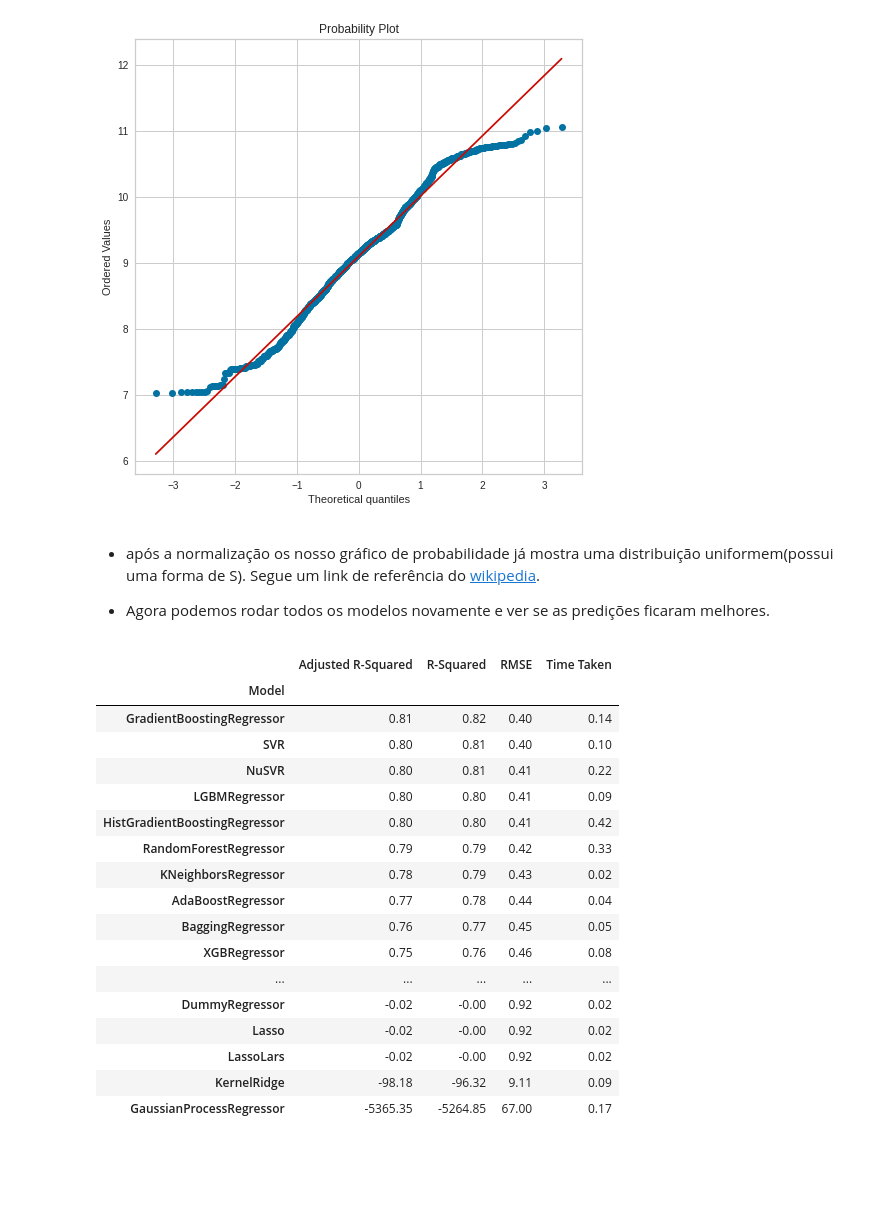
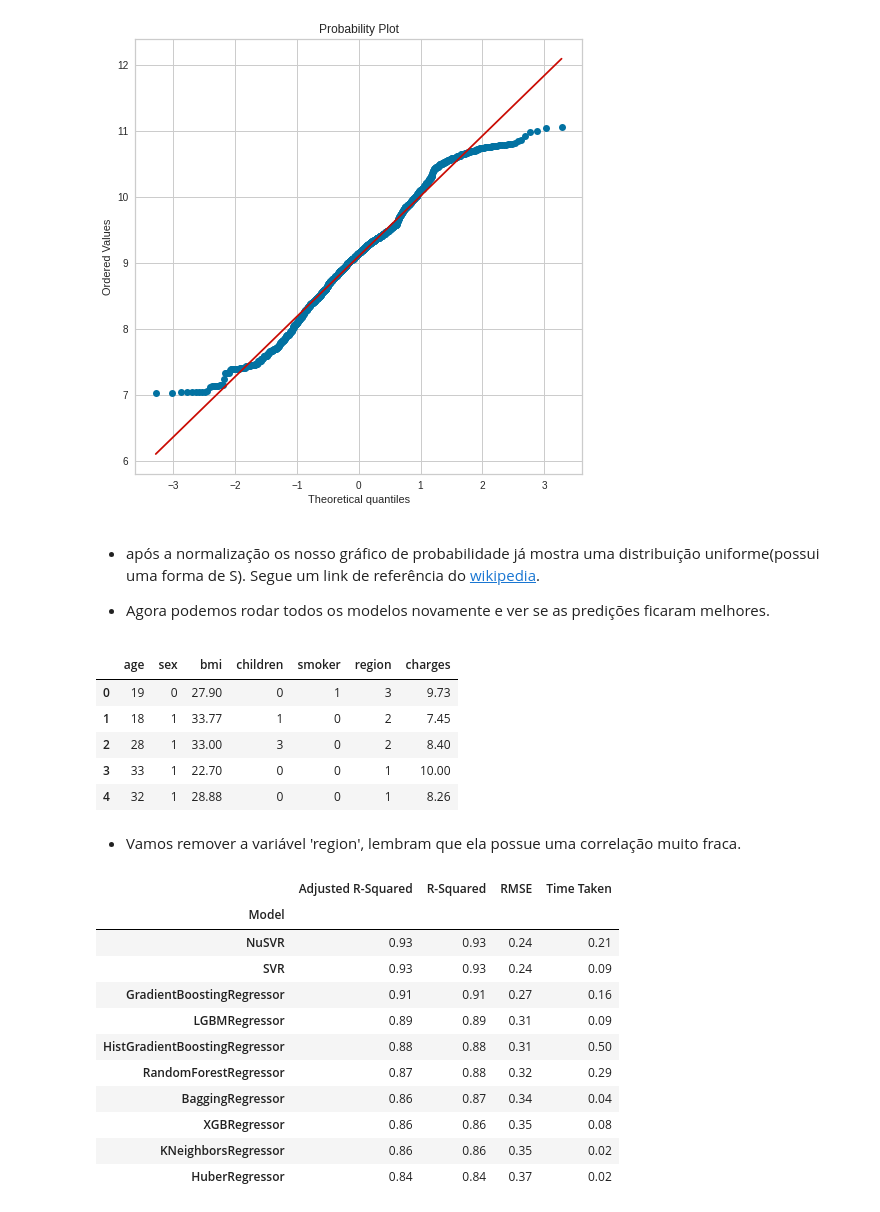
Before and after one commit to Jcnok/modelos-ml-python, a Jupyter notebook: Medical_Cost_Personal.ipynb, the cells around one changed output. Drawn from its saved outputs; the diff is of its cells as text; code cells hidden in the pictures; blank space fills up the shorter version.

```diff
--- a/Medical_Cost_Personal.ipynb
+++ b/Medical_Cost_Personal.ipynb
@@ -996,0 +1011,8 @@ O gráfico de probabilidade, mostra uma distribuição enviesada para direita, t
+# %%
+from sklearn.preprocessing import FunctionTransformer
+transformer = FunctionTransformer(np.log1p)
+charges = df['charges']
+valor_convertido = transformer.transform(charges)
+valor_original = transformer.inverse_transform(charges)
+conversao = pd.DataFrame([valor_convertido, valor_original]).T
+conversao.describe()
@@ -997,5 +1031,5 @@ O gráfico de probabilidade, mostra uma distribuição enviesada para direita, t
 # %%
-data['charges'] = np.log1p(data['charges'])
+data['charges'] = valor_convertido
 # Média e Desvio Padrão da variável charges usando a biblioteca scipy.
 (mu, sigma) = norm.fit(data["charges"])
 print("Média {} : {}, Desvio Padrão {} : {}".format("charges", mu, "charges", sigma))
@@ -1034,35 +1066,41 @@ plt.show()
 # %% [output]
 [figure]
 # %% [markdown]
-* após a normalização os nosso gráfico de probabilidade já mostra uma distribuição uniformem(possui uma forma de S).
+* após a normalização os nosso gráfico de probabilidade já mostra uma distribuição uniforme(possui uma forma de S).
 Segue um link de referência do [wikipedia](https://en.wikipedia.org/wiki/Normal_probability_plot).
 
 * Agora podemos rodar todos os modelos novamente e ver se as predições ficaram melhores.
+# %%
+data.head()
+# %% [output]
+|  | age | sex | bmi | children | smoker | region | charges |
+| 0 | 19 | 0 | 27.90 | 0 | 1 | 3 | 9.73 |
+| 1 | 18 | 1 | 33.77 | 1 | 0 | 2 | 7.45 |
+| 2 | 28 | 1 | 33.00 | 3 | 0 | 2 | 8.40 |
+| 3 | 33 | 1 | 22.70 | 0 | 0 | 1 | 10.00 |
+| 4 | 32 | 1 | 28.88 | 0 | 0 | 1 | 8.26 |
+# %% [markdown]
+* Vamos remover a variável 'region', lembram que ela possue uma correlação muito fraca.
 # %%
+# Removendo a variável 'region'
 X = data.drop(['charges', 'region'], axis=1)
 Y = data.charges
-X_treino, X_teste, Y_treino, Y_teste = train_test_split(X, Y, test_size = 0.2)
+X_treino, X_teste, Y_treino, Y_teste = train_test_split(X, Y, test_size = 0.2, random_state=13)
 # testando vários modelos de uma vez:
 
-reg= LazyRegressor(verbose=0, ignore_warnings= True, random_state=13)
+reg= LazyRegressor(verbose=0, ignore_warnings= True)
 models, predictions = reg.fit(X_treino, X_teste, Y_treino, Y_teste)
-models
+models.head(10)
 # %% [output]
 |  | Adjusted R-Squared | R-Squared | RMSE | Time Taken |
 | Model |  |  |  |  |
-| GradientBoostingRegressor | 0.81 | 0.82 | 0.40 | 0.14 |
-| SVR | 0.80 | 0.81 | 0.40 | 0.10 |
-| NuSVR | 0.80 | 0.81 | 0.41 | 0.22 |
-| LGBMRegressor | 0.80 | 0.80 | 0.41 | 0.09 |
-| HistGradientBoostingRegressor | 0.80 | 0.80 | 0.41 | 0.42 |
-| RandomForestRegressor | 0.79 | 0.79 | 0.42 | 0.33 |
-| KNeighborsRegressor | 0.78 | 0.79 | 0.43 | 0.02 |
-| AdaBoostRegressor | 0.77 | 0.78 | 0.44 | 0.04 |
-| BaggingRegressor | 0.76 | 0.77 | 0.45 | 0.05 |
-| XGBRegressor | 0.75 | 0.76 | 0.46 | 0.08 |
-| ... | ... | ... | ... | ... |
-| DummyRegressor | -0.02 | -0.00 | 0.92 | 0.02 |
-| Lasso | -0.02 | -0.00 | 0.92 | 0.02 |
-| LassoLars | -0.02 | -0.00 | 0.92 | 0.02 |
-| KernelRidge | -98.18 | -96.32 | 9.11 | 0.09 |
-| GaussianProcessRegressor | -5365.35 | -5264.85 | 67.00 | 0.17 |
+| NuSVR | 0.93 | 0.93 | 0.24 | 0.21 |
+| SVR | 0.93 | 0.93 | 0.24 | 0.09 |
+| GradientBoostingRegressor | 0.91 | 0.91 | 0.27 | 0.16 |
+| LGBMRegressor | 0.89 | 0.89 | 0.31 | 0.09 |
+| HistGradientBoostingRegressor | 0.88 | 0.88 | 0.31 | 0.50 |
+| RandomForestRegressor | 0.87 | 0.88 | 0.32 | 0.29 |
+| BaggingRegressor | 0.86 | 0.87 | 0.34 | 0.04 |
+| XGBRegressor | 0.86 | 0.86 | 0.35 | 0.08 |
+| KNeighborsRegressor | 0.86 | 0.86 | 0.35 | 0.02 |
+| HuberRegressor | 0.84 | 0.84 | 0.37 | 0.02 |
```
Also changed, not shown: parts of 34 cells of this notebook.
